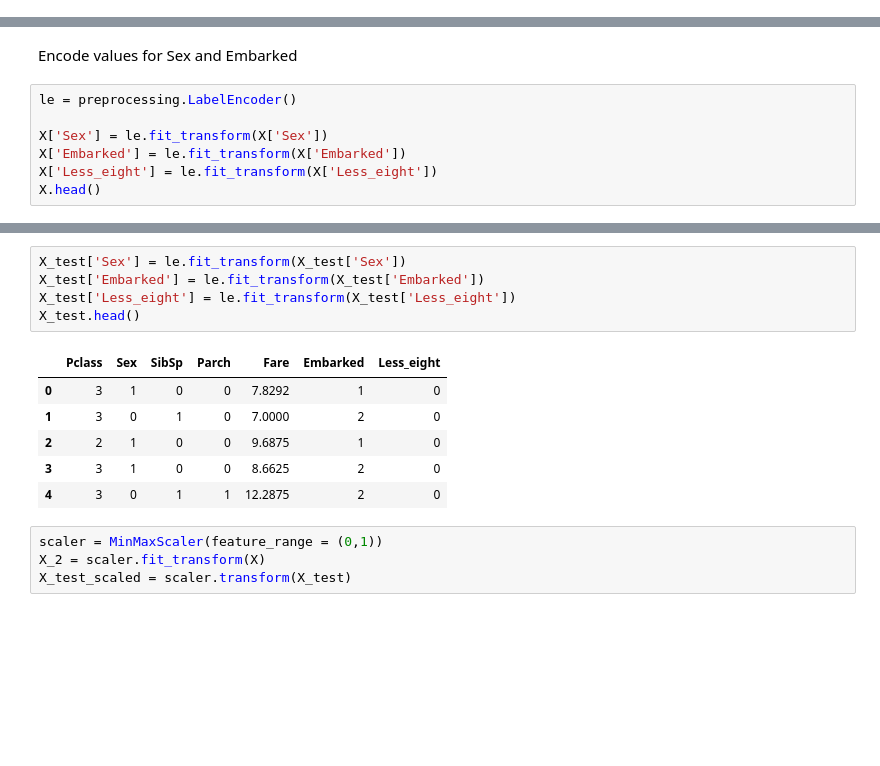
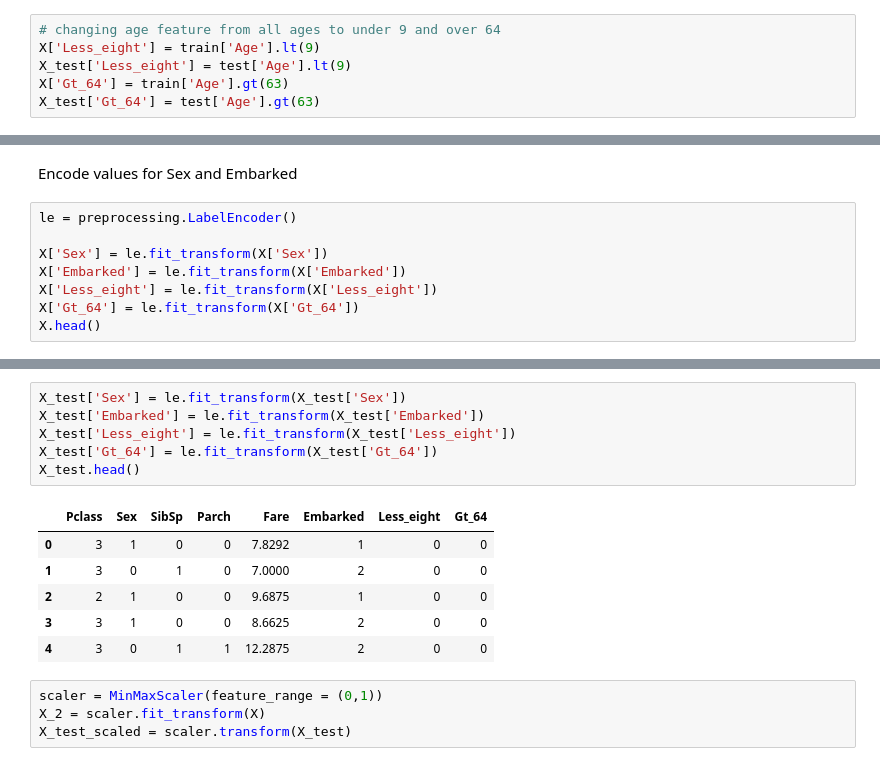
Before and after one commit to hammondb82/Titanic-Maching-Learning-Project, a Jupyter notebook: titanic-ml-project.ipynb, the cells around one changed output, grey strips where cells are left out. Drawn from its saved outputs; the diff is of its cells as text; blank space fills up the shorter version.

```diff
--- a/titanic-ml-project.ipynb
+++ b/titanic-ml-project.ipynb
@@ -188,3 +194,9 @@ X_test['Less_eight'] = test['Age'].lt(9)
+# %%
+# changing age feature from all ages to under 9 and over 64
+X['Less_eight'] = train['Age'].lt(9)
+X_test['Less_eight'] = test['Age'].lt(9)
+X['Gt_64'] = train['Age'].gt(63)
+X_test['Gt_64'] = test['Age'].gt(63)
 # %%
 # check to make sure all NA have been handled
 X = X.drop(columns =['Age'])
@@ -218,5 +232,6 @@ le = preprocessing.LabelEncoder()
 X['Sex'] = le.fit_transform(X['Sex'])
 X['Embarked'] = le.fit_transform(X['Embarked'])
 X['Less_eight'] = le.fit_transform(X['Less_eight'])
+X['Gt_64'] = le.fit_transform(X['Gt_64'])
 X.head()
 # %% [output]
@@ -229,15 +244,16 @@ X.head()
 # %%
 X_test['Sex'] = le.fit_transform(X_test['Sex'])
 X_test['Embarked'] = le.fit_transform(X_test['Embarked'])
 X_test['Less_eight'] = le.fit_transform(X_test['Less_eight'])
+X_test['Gt_64'] = le.fit_transform(X_test['Gt_64'])
 X_test.head()
 # %% [output]
-|  | Pclass | Sex | SibSp | Parch | Fare | Embarked | Less_eight |
-| 0 | 3 | 1 | 0 | 0 | 7.8292 | 1 | 0 |
-| 1 | 3 | 0 | 1 | 0 | 7.0000 | 2 | 0 |
-| 2 | 2 | 1 | 0 | 0 | 9.6875 | 1 | 0 |
-| 3 | 3 | 1 | 0 | 0 | 8.6625 | 2 | 0 |
-| 4 | 3 | 0 | 1 | 1 | 12.2875 | 2 | 0 |
+|  | Pclass | Sex | SibSp | Parch | Fare | Embarked | Less_eight | Gt_64 |
+| 0 | 3 | 1 | 0 | 0 | 7.8292 | 1 | 0 | 0 |
+| 1 | 3 | 0 | 1 | 0 | 7.0000 | 2 | 0 | 0 |
+| 2 | 2 | 1 | 0 | 0 | 9.6875 | 1 | 0 | 0 |
+| 3 | 3 | 1 | 0 | 0 | 8.6625 | 2 | 0 | 0 |
+| 4 | 3 | 0 | 1 | 1 | 12.2875 | 2 | 0 | 0 |
 # %%
 scaler = MinMaxScaler(feature_range = (0,1))
 X_2 = scaler.fit_transform(X)
```
Also changed, not shown: parts of 11 cells of this notebook.
